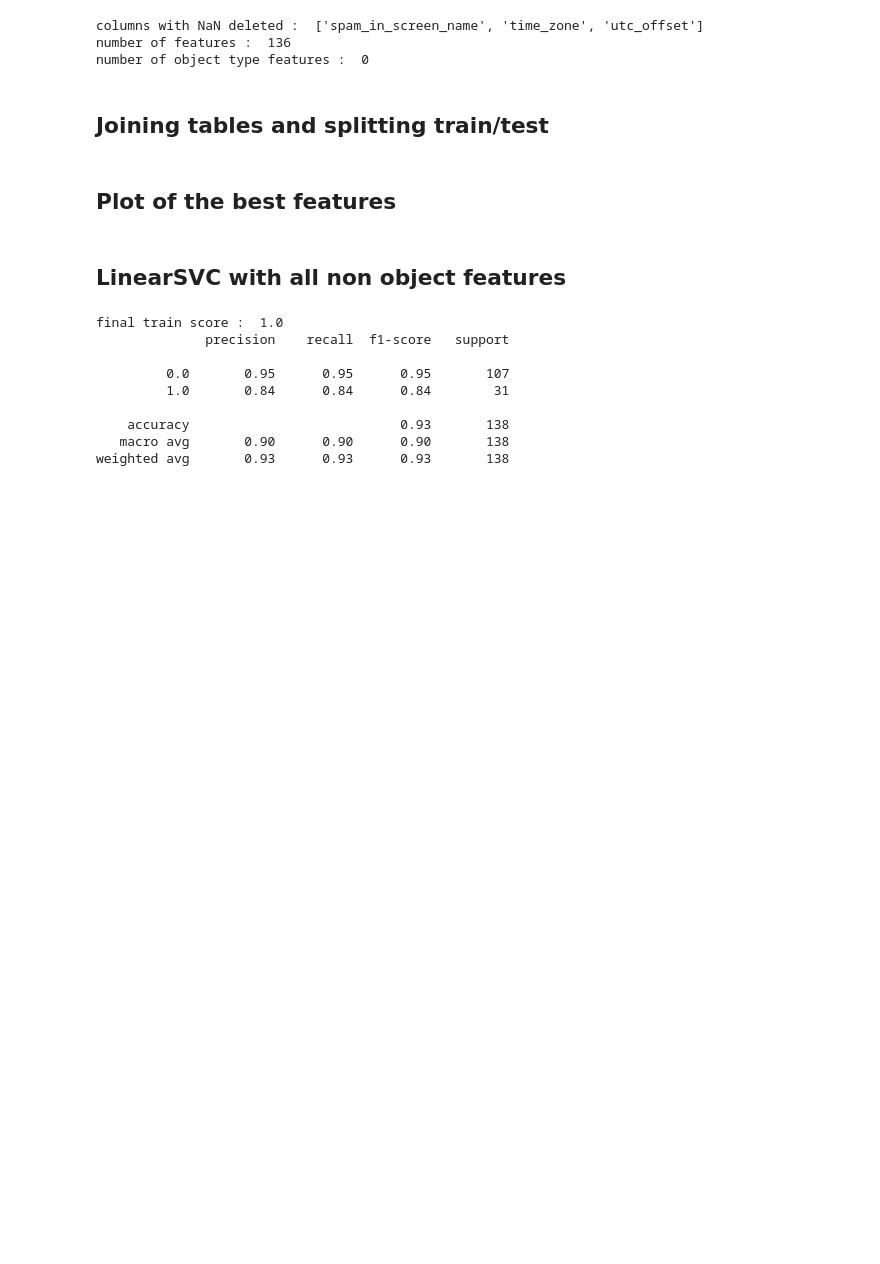
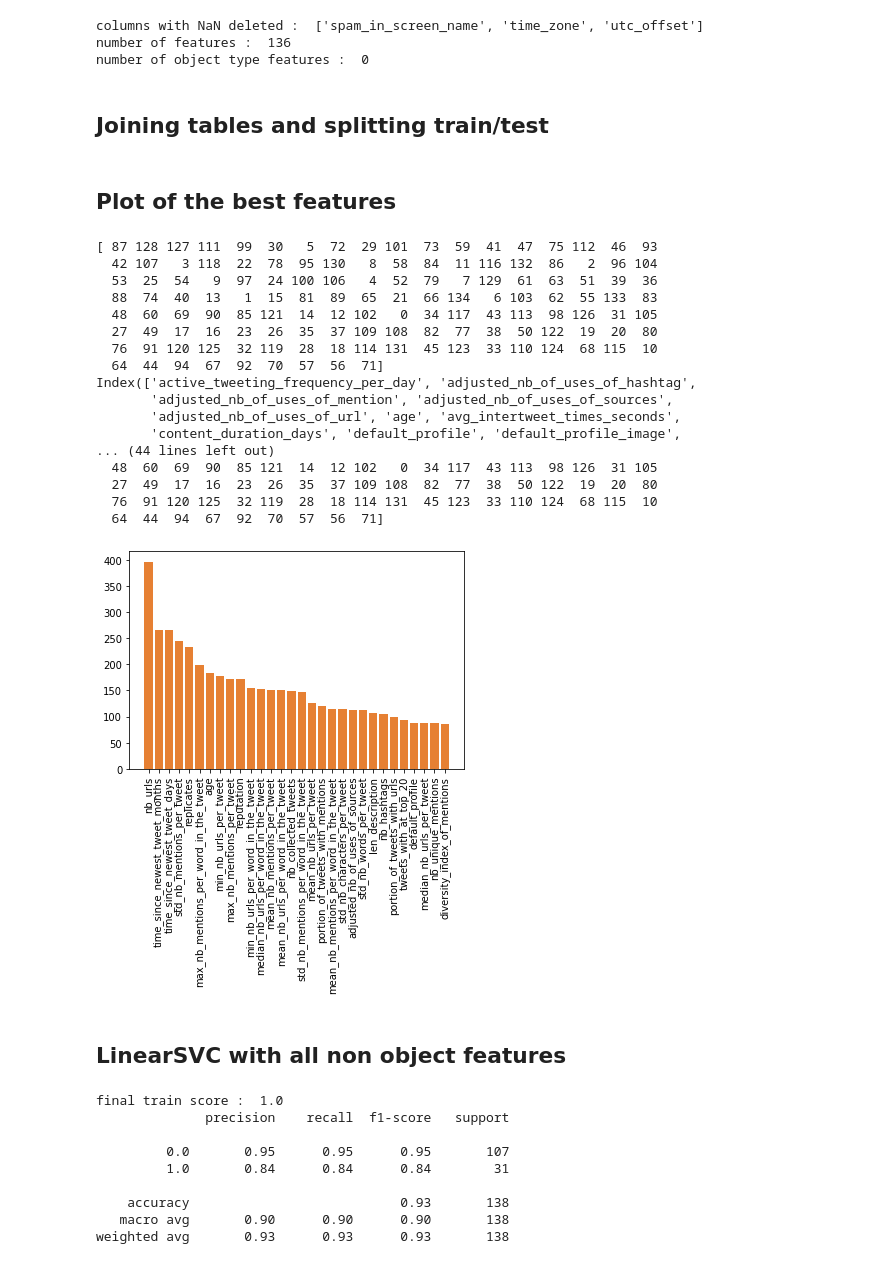
Before and after one commit to LOEWB/twitter_spam_analysis, a Jupyter notebook: twitter_spam_analysis.ipynb, the cells around one changed output. Saved outputs shown, nothing was run; the diff lists cells and outputs as text; code cells hidden in the pictures; blank space fills up the shorter version.

Commit message:
fix: plot kbest

```diff
--- a/twitter_spam_analysis.ipynb
+++ b/twitter_spam_analysis.ipynb
@@ -129,21 +129,37 @@ X_report = pd.DataFrame(X_report_scaled, columns=X_report.columns)
 # %% [markdown]
 ## Plot of the best features
 # %%
-# kb = SelectKBest(score_func=f_regression, k=10)
-# kb.fit(X_train, y_train)
-# indices = np.argsort(kb.scores_)[::-1]
-# selected_features = []
-# for i in range(30):
-#   selected_features.append(X.columns[indices[i]])
-# plt.figure()
-# plt.bar(selected_features, kb.scores_[indices[range(30)]], color=(0.9,0.5,0.2), align='center')
-# plt.xticks(rotation=90)
-#
-# print(X.columns)
-# print(kb.scores_[np.argsort(kb.scores_[:])])
-# print(indices)
-#
-# print(selected_features)
+kb = SelectKBest(score_func=f_regression, k=10)
+kb.fit(X, y)
+indices = np.argsort(-1*kb.scores_)
+
+print(indices)
+plt.figure()
+plt.bar(X.columns[indices[:30]], kb.scores_[indices[range(30)]], color=(0.9,0.5,0.2), align='center')
+plt.xticks(rotation=90)
+
+print(X.columns)
+print(kb.scores_[np.argsort(kb.scores_)])
+print(indices)
+# %% [output]
+[ 87 128 127 111  99  30   5  72  29 101  73  59  41  47  75 112  46  93
+  42 107   3 118  22  78  95 130   8  58  84  11 116 132  86   2  96 104
+  53  25  54   9  97  24 100 106   4  52  79   7 129  61  63  51  39  36
+  88  74  40  13   1  15  81  89  65  21  66 134   6 103  62  55 133  83
+  48  60  69  90  85 121  14  12 102   0  34 117  43 113  98 126  31 105
+  27  49  17  16  23  26  35  37 109 108  82  77  38  50 122  19  20  80
+  76  91 120 125  32 119  28  18 114 131  45 123  33 110 124  68 115  10
+  64  44  94  67  92  70  57  56  71]
+Index(['active_tweeting_frequency_per_day', 'adjusted_nb_of_uses_of_hashtag',
+       'adjusted_nb_of_uses_of_mention', 'adjusted_nb_of_uses_of_sources',
+       'adjusted_nb_of_uses_of_url', 'age', 'avg_intertweet_times_seconds',
+       'content_duration_days', 'default_profile', 'default_profile_image',
+... (44 lines left out)
+  48  60  69  90  85 121  14  12 102   0  34 117  43 113  98 126  31 105
+  27  49  17  16  23  26  35  37 109 108  82  77  38  50 122  19  20  80
+  76  91 120 125  32 119  28  18 114 131  45 123  33 110 124  68 115  10
+  64  44  94  67  92  70  57  56  71]
+[figure, added]
 # %% [markdown]
 ## LinearSVC with all non object features
 # %%
```
